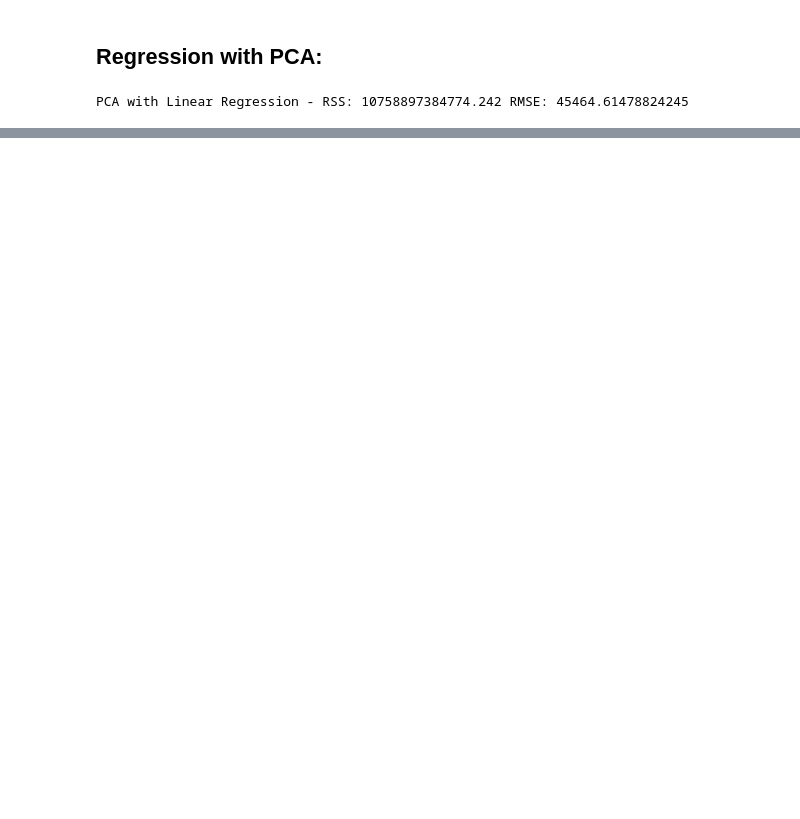
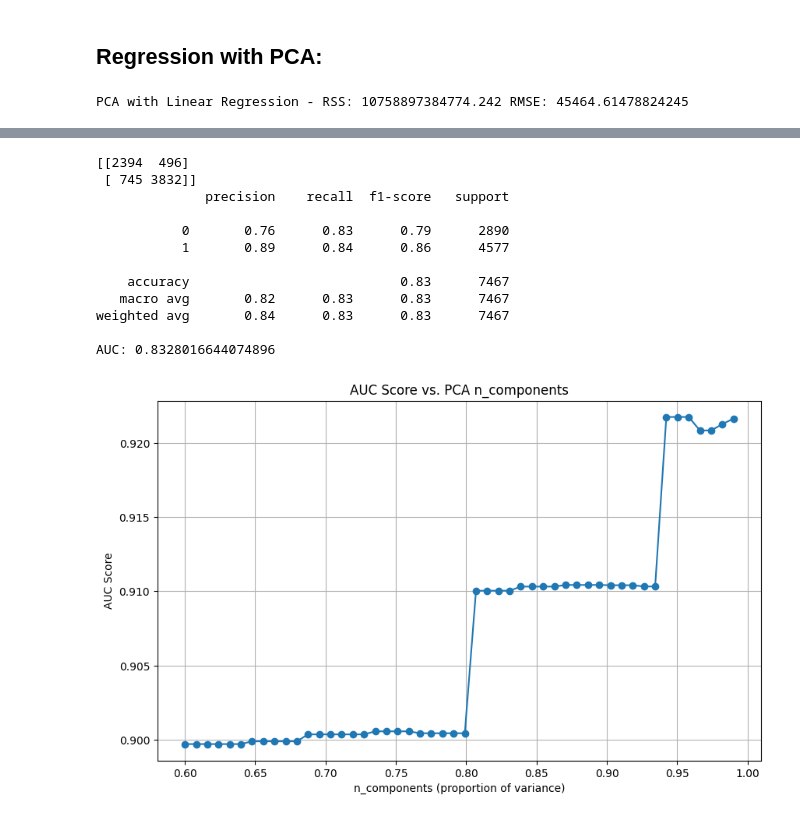
Before and after one commit to eljanmahammadli/ML-Course-ADA, a Jupyter notebook: project-3/resampling_model_selec.ipynb, the cells around one changed output, grey strips where cells are left out. Drawn from its saved outputs; the diff is of its cells as text; code cells hidden in the pictures; blank space fills up the shorter version.

```diff
--- a/project-3/resampling_model_selec.ipynb
+++ b/project-3/resampling_model_selec.ipynb
@@ -604,0 +639,71 @@ Please also refer to the documentation for alternative solver options:
+# %%
+X = df_class.drop('Credit_Score', axis=1)
+y = df_class['Credit_Score']
+X_train, X_test, y_train, y_test = train_test_split(
+    X, y, test_size=0.2, random_state=42)
+
+scaler = StandardScaler()
+X_train_scaled = scaler.fit_transform(X_train)
+X_test_scaled = scaler.transform(X_test)
+pca = PCA(n_components=0.90)
+pca.fit(X_train_scaled)
+
+X_train_pca = pca.transform(X_train_scaled)
+X_test_pca = pca.transform(X_test_scaled)
+
+log_reg_pca = LogisticRegression()
+log_reg_pca.fit(X_train_pca, y_train)
+y_pred_pca = log_reg_pca.predict(X_test_pca)
+print_evaluation(y_test, y_pred_pca)
+
+
+# Splitting data
+X_train, X_test, y_train, y_test = train_test_split(X, y, test_size=0.2, random_state=42)
+
+# Scaling data
+scaler = StandardScaler()
+X_train_scaled = scaler.fit_transform(X_train)
+X_test_scaled = scaler.transform(X_test)
+
+# Different n_components to test
+n_components_list = np.linspace(0.6, 0.99, 50)
+auc_scores = []
+
+for n in n_components_list:
+    # Applying PCA
+    pca = PCA(n_components=n)
+    pca.fit(X_train_scaled)
+    X_train_pca = pca.transform(X_train_scaled)
+    X_test_pca = pca.transform(X_test_scaled)
+
+    # Logistic Regression
+    log_reg_pca = LogisticRegression()
+    log_reg_pca.fit(X_train_pca, y_train)
+    y_pred_pca = log_reg_pca.predict_proba(X_test_pca)[:, 1]
+
+    # Calculate AUC score
+    auc_score = roc_auc_score(y_test, y_pred_pca)
+    auc_scores.append(auc_score)
+
+# Plotting the results
+plt.figure(figsize=(10, 6))
+plt.plot(n_components_list, auc_scores, marker='o')
+plt.xlabel('n_components (proportion of variance)')
+plt.ylabel('AUC Score')
+plt.title('AUC Score vs. PCA n_components')
+plt.grid(True)
+plt.show()
+# %% [output]
+[[2394  496]
+ [ 745 3832]]
+              precision    recall  f1-score   support
+
+           0       0.76      0.83      0.79      2890
+           1       0.89      0.84      0.86      4577
+
+    accuracy                           0.83      7467
+   macro avg       0.82      0.83      0.83      7467
+weighted avg       0.84      0.83      0.83      7467
+
+AUC: 0.8328016644074896
+[figure, added]
```
Also changed, not shown: parts of 30 cells of this notebook, 2 other files.
